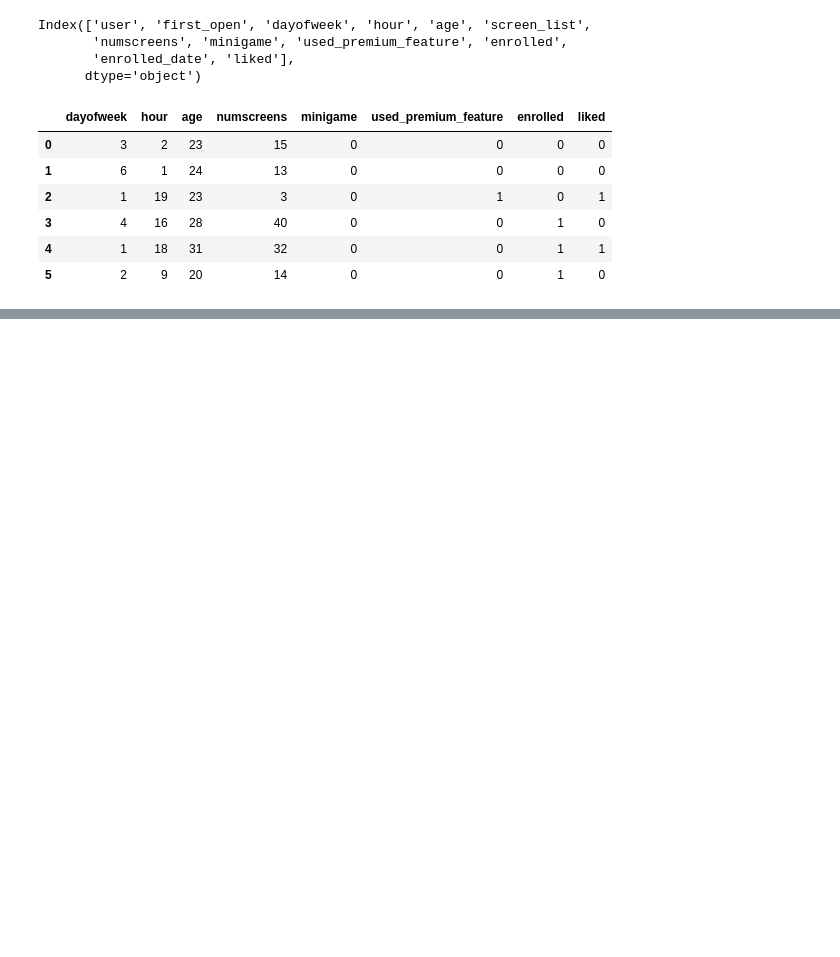
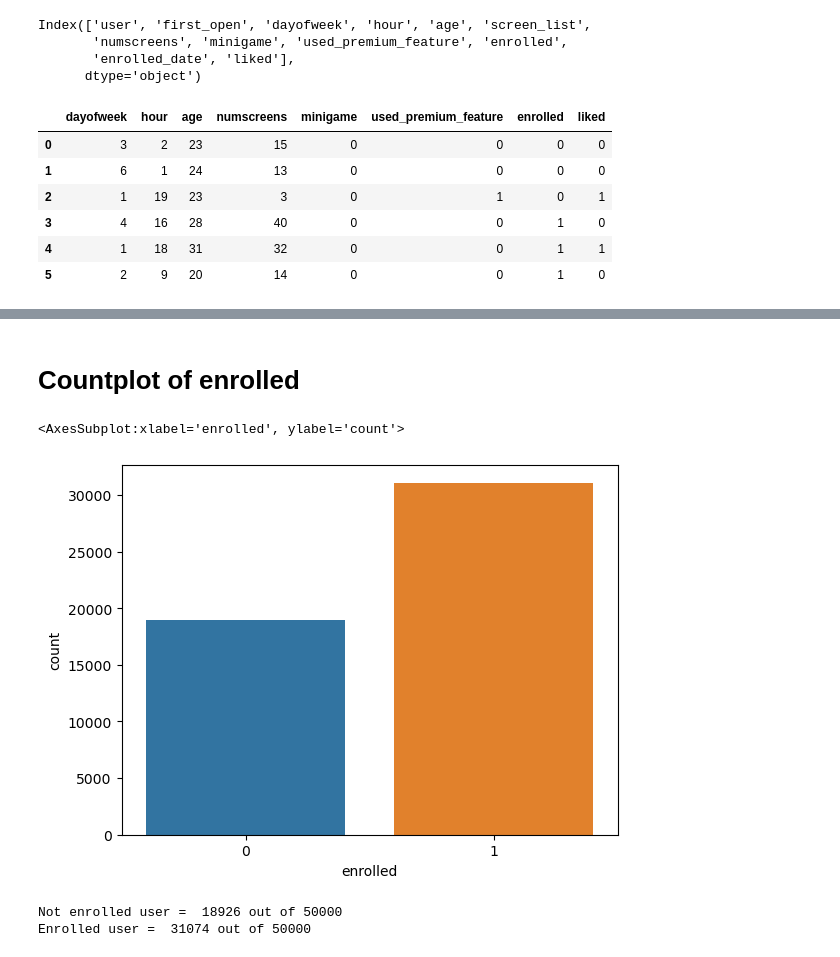
Before and after one commit to vedantchoubey098/ML-Project-Directing-Customers-To-Subscription-Through-Financial-App-Behavior-Analysis, a Jupyter notebook: Directing_Customers_to_Subscription_Through_App_Behavior_Analysis.ipynb, the cells around one changed output, grey strips where cells are left out. Saved outputs shown, nothing was run; the diff lists cells and outputs as text; code cells hidden in the pictures; blank space fills up the shorter version.

```diff
--- a/Directing_Customers_to_Subscription_Through_App_Behavior_Analysis.ipynb
+++ b/Directing_Customers_to_Subscription_Through_App_Behavior_Analysis.ipynb
@@ -166,0 +187,15 @@ fineTech_appData2.head(6) # head of numeric dataFrame *****code 4
+# %% [markdown]
+# Countplot of enrolled
+# %%
+# Show counterplot of 'enrolled' feature
+sns.countplot(fineTech_appData.enrolled)
+# %% [output]
+<AxesSubplot:xlabel='enrolled', ylabel='count'>
+[figure, added]
+# %%
+# value enrolled and not enrolled customers
+print("Not enrolled user = ", (fineTech_appData.enrolled < 1).sum(), "out of 50000")
+print("Enrolled user = ",50000-(fineTech_appData.enrolled < 1).sum(),  "out of 50000")
+# %% [output]
+Not enrolled user =  18926 out of 50000
+Enrolled user =  31074 out of 50000
```
Also changed, not shown: parts of 15 cells of this notebook, 1 other file.
